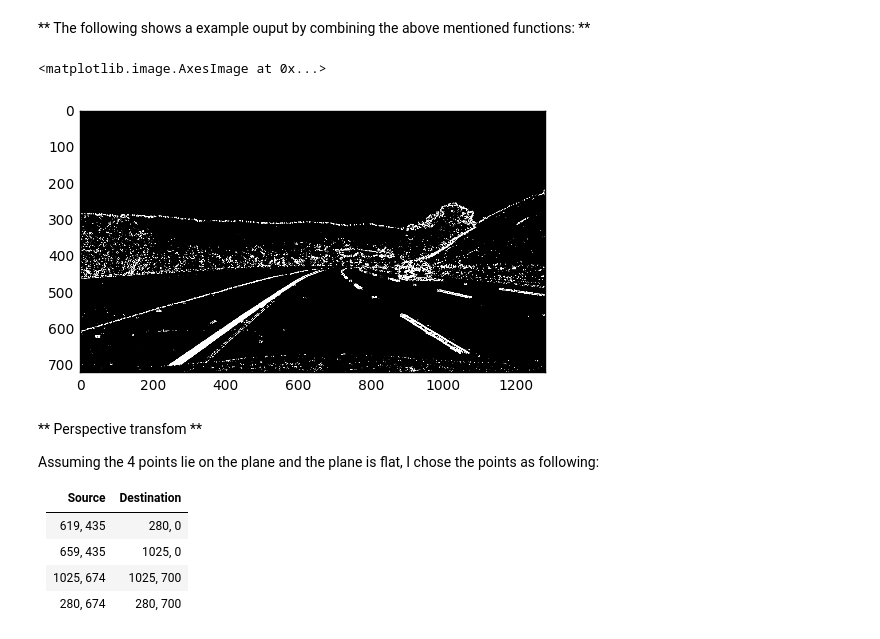
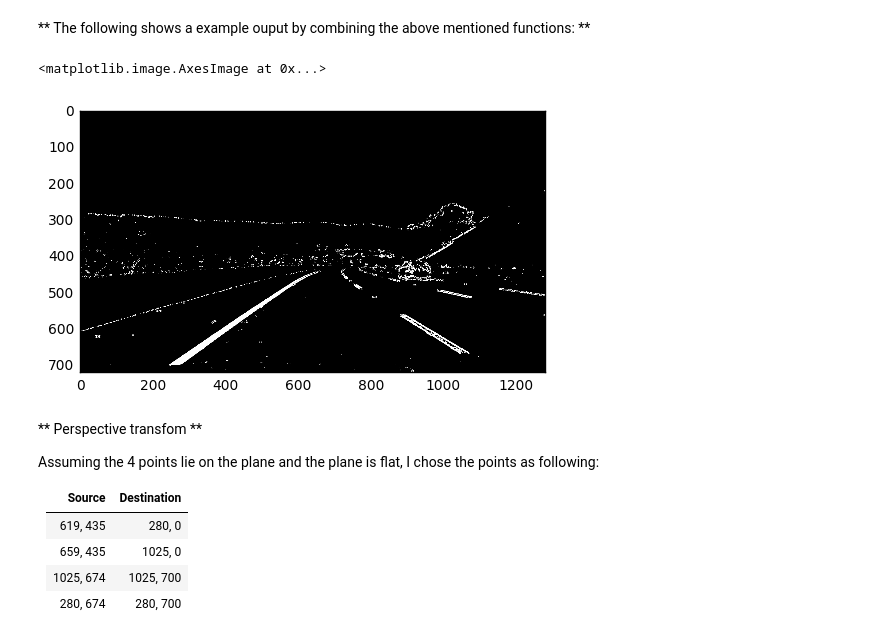
Before and after one commit to ab1153/CarND-Advanced-Lane-Lines, a Jupyter notebook: writeup.ipynb, the cells around one changed output. Drawn from its saved outputs; the diff is of its cells as text; code cells hidden in the pictures.

```diff
--- a/writeup.ipynb
+++ b/writeup.ipynb
@@ -61,25 +61,25 @@ I combined the color transform and gradient filter and thresholded the output to
 # %%
 from preprocess import undistort, sobel_abs, sobel_dir, thresh
 
 filename = 'test_images/test3.jpg'
 img = cv2.imread(filename)
 undist_img = undistort(img, dist, mtx)
 
 hls = cv2.cvtColor(undist_img, cv2.COLOR_RGB2HLS)
 saturation = hls[...,2]
 gray = cv2.cvtColor(undist_img, cv2.COLOR_RGB2GRAY)
-gradx = sobel_abs(gray, (10,255), 5)
-grady = sobel_abs(gray, (10,255), 5, (0,1))
-sat_bin = thresh(saturation, (180,255))
+gradx = sobel_abs(gray, (20,255), 5)
+grady = sobel_abs(gray, (20,255), 5, (0,1))
+sat_bin = thresh(saturation, (200,255))
 
 
 combined = np.zeros_like(sat_bin)
 cond = ( (sat_bin == 1) | ((gradx == 1) & (grady==1))  )
 combined[cond] = 1
 plt.imshow(combined, cmap='gray')
 # %% [output]
 <matplotlib.image.AxesImage at 0x...>
-[figure, old version]
+[figure, new version]
 # %% [markdown]
 ** Perspective transfom **
 
```
Also changed, not shown: parts of 2 cells of this notebook, 4 other files.
